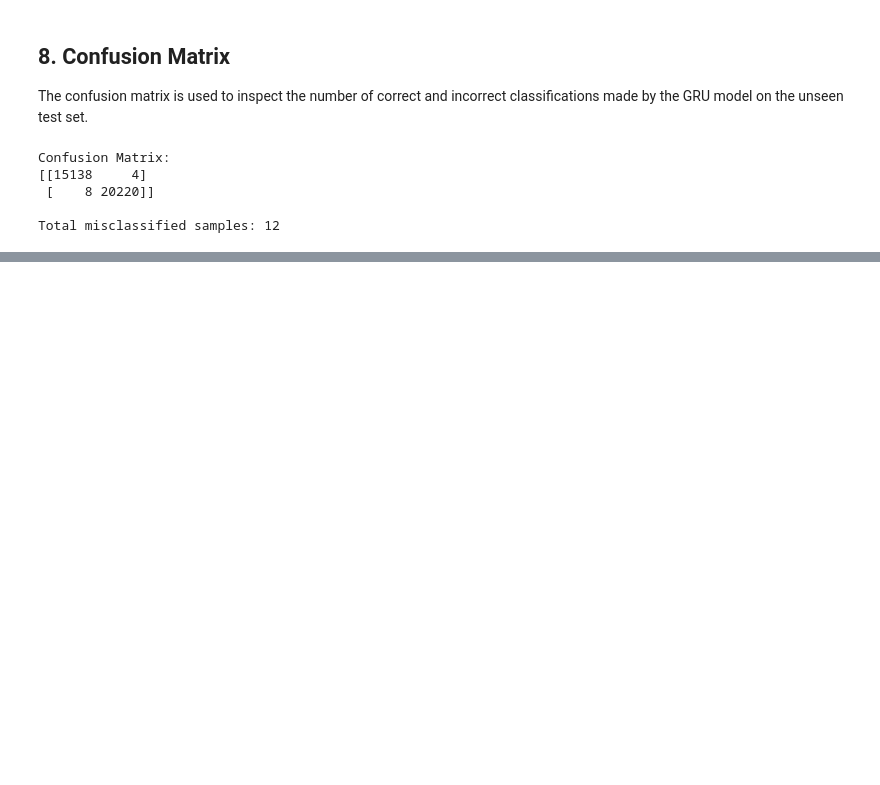
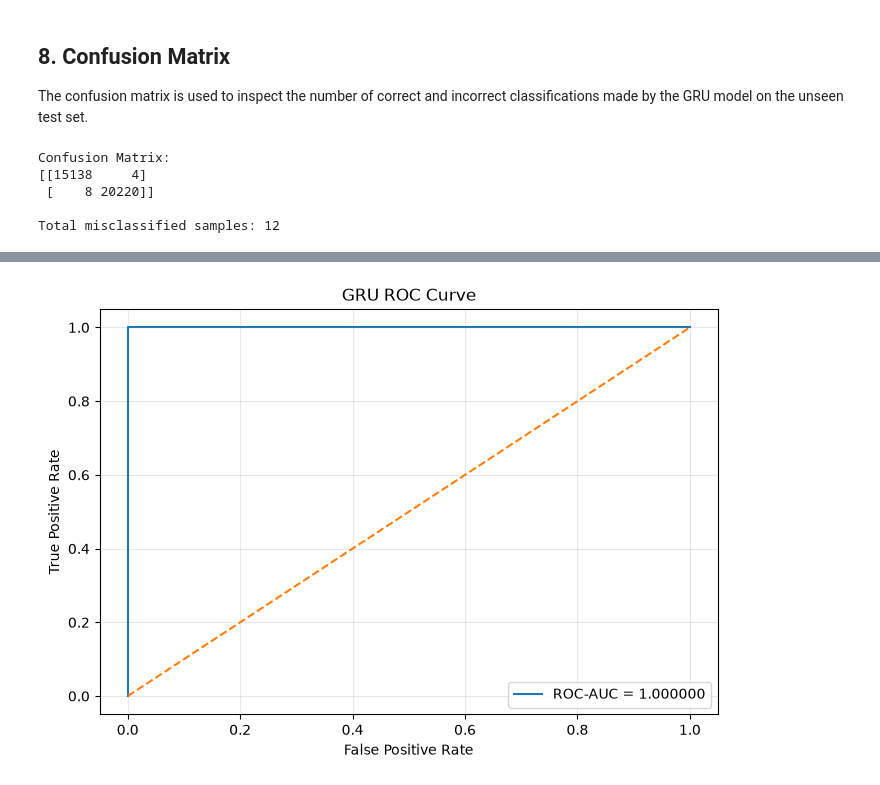
Before and after one commit to milindasandaru/SE4050-Deep-Learning-Project-2026, a Jupyter notebook: notebooks/06_GRU.ipynb, the cells around one changed output, grey strips where cells are left out. Drawn from its saved outputs; the diff is of its cells as text; code cells hidden in the pictures; blank space fills up the shorter version.

```diff
--- a/notebooks/06_GRU.ipynb
+++ b/notebooks/06_GRU.ipynb
@@ -224,0 +247,16 @@ Total misclassified samples: 12
+# %%
+fpr, tpr, _ = roc_curve(y_test, y_prob)
+
+plt.figure(figsize=(7, 5))
+plt.plot(fpr, tpr, label=f"ROC-AUC = {test_roc_auc:.6f}")
+plt.plot([0, 1], [0, 1], linestyle="--")
+
+plt.xlabel("False Positive Rate")
+plt.ylabel("True Positive Rate")
+plt.title("GRU ROC Curve")
+plt.legend()
+plt.grid(alpha=0.3)
+plt.tight_layout()
+plt.show()
+# %% [output]
+[figure, added]
```
Also changed, not shown: parts of 8 cells of this notebook.
